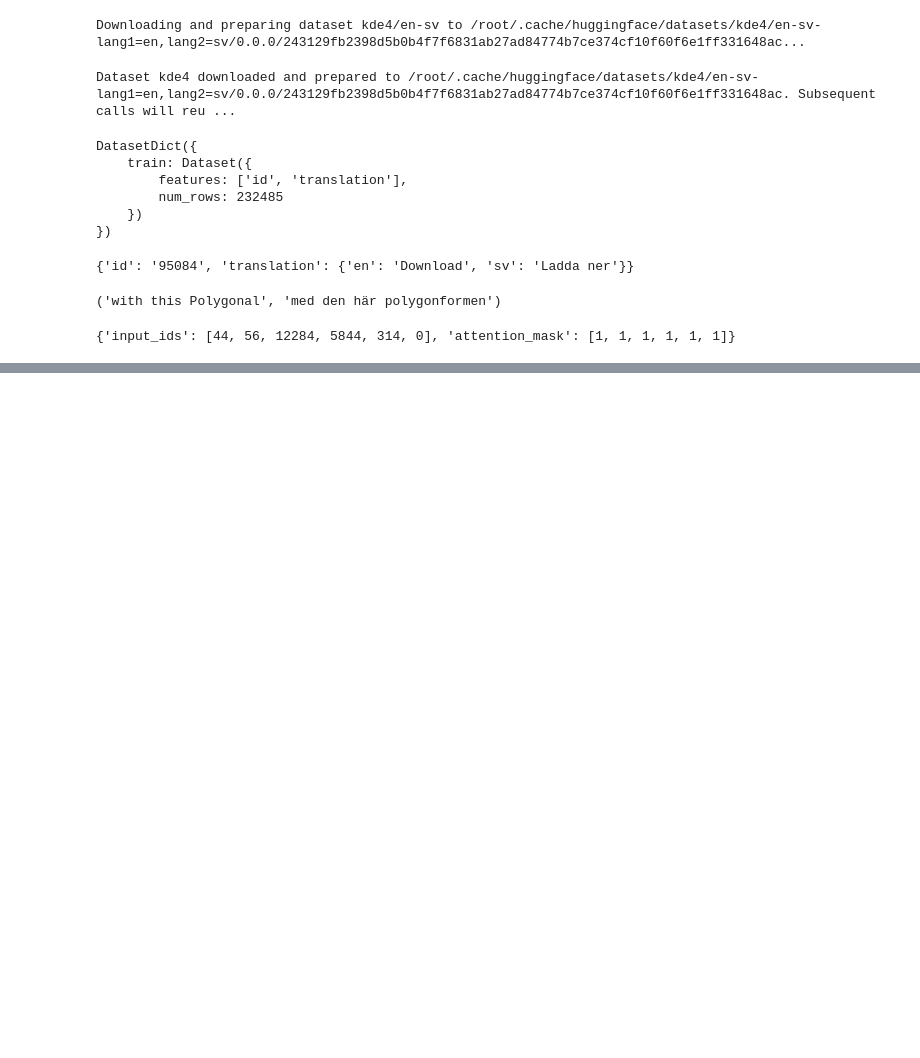
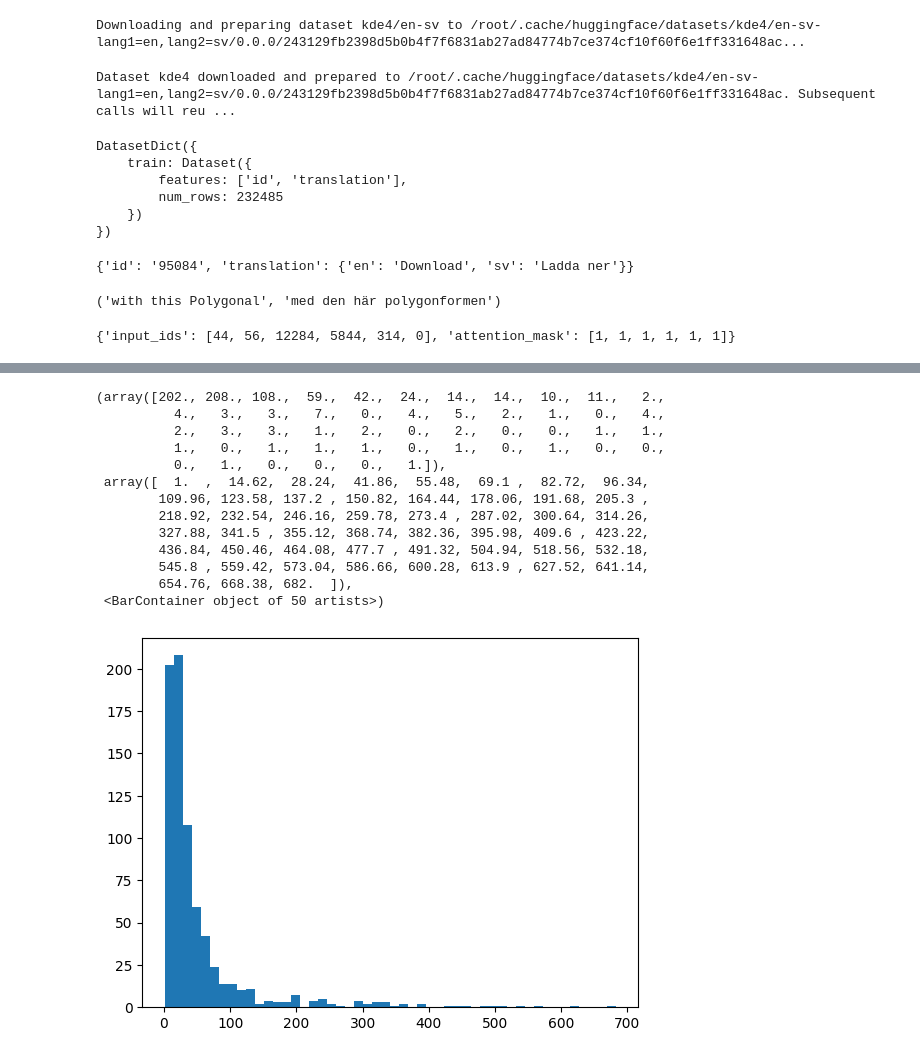
Before and after one commit to JonasHagstrom79/Natural-Language-Processing, a Jupyter notebook: Translation.ipynb, the cells around one changed output, grey strips where cells are left out. Drawn from its saved outputs; the diff is of its cells as text; code cells hidden in the pictures; blank space fills up the shorter version.

```diff
--- a/Translation.ipynb
+++ b/Translation.ipynb
@@ -99,0 +102,19 @@ plt.hist(input_lens, bins=50);
+# %%
+# draw a histogram of the target
+target_lens = [len(tr['sv']) for tr in train]
+plt.hist(target_lens, bins = 50)
+# %% [output]
+(array([202., 208., 108.,  59.,  42.,  24.,  14.,  14.,  10.,  11.,   2.,
+          4.,   3.,   3.,   7.,   0.,   4.,   5.,   2.,   1.,   0.,   4.,
+          2.,   3.,   3.,   1.,   2.,   0.,   2.,   0.,   0.,   1.,   1.,
+          1.,   0.,   1.,   1.,   1.,   0.,   1.,   0.,   1.,   0.,   0.,
+          0.,   1.,   0.,   0.,   0.,   1.]),
+ array([  1.  ,  14.62,  28.24,  41.86,  55.48,  69.1 ,  82.72,  96.34,
+        109.96, 123.58, 137.2 , 150.82, 164.44, 178.06, 191.68, 205.3 ,
+        218.92, 232.54, 246.16, 259.78, 273.4 , 287.02, 300.64, 314.26,
+        327.88, 341.5 , 355.12, 368.74, 382.36, 395.98, 409.6 , 423.22,
+        436.84, 450.46, 464.08, 477.7 , 491.32, 504.94, 518.56, 532.18,
+        545.8 , 559.42, 573.04, 586.66, 600.28, 613.9 , 627.52, 641.14,
+        654.76, 668.38, 682.  ]),
+ <BarContainer object of 50 artists>)
+[figure, added]
```
Also changed, not shown: parts of 8 cells of this notebook.
